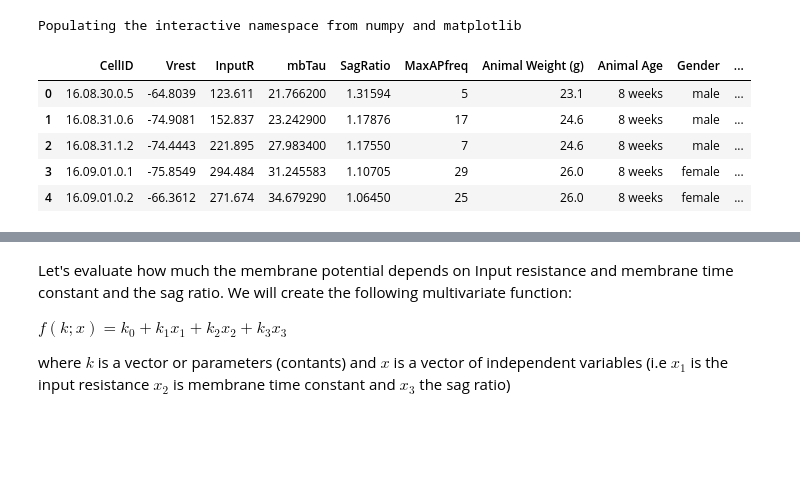
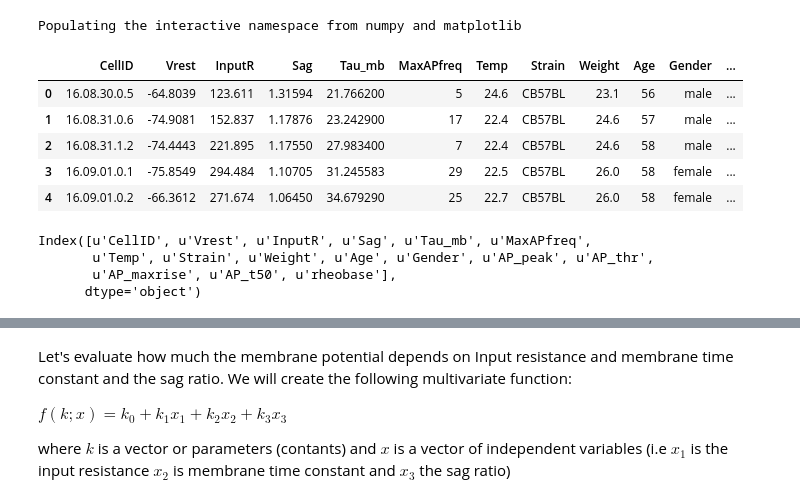
Before and after one commit to OrielBanne/myIPythonNotebooks, a Jupyter notebook: Optimization/Multivariate regression.ipynb, the cells around one changed output, grey strips where cells are left out. Saved outputs shown, nothing was run; the diff lists cells and outputs as text; code cells hidden in the pictures; blank space fills up the shorter version.

```diff
--- a/Optimization/Multivariate regression.ipynb
+++ b/Optimization/Multivariate regression.ipynb
@@ -12,9 +9,20 @@ xls = pd.read_excel(mypath)
+# %%
+#mypath = '/fs3/group/jonasgrp/MachineLearning/Cell_types.xlsx'
+mypath = './Cell_types.xlsx'
+df = pd.read_excel(io=mypath, sheetname='PFC', skiprows=1)
 # %%
-xls.head()
+df.head()
 # %% [output]
-|  | CellID | Vrest | InputR | mbTau | SagRatio | MaxAPfreq | Animal Weight (g) | Animal Age | Gender | ... |
-| 0 | 16.08.30.0.5 | -64.8039 | 123.611 | 21.766200 | 1.31594 | 5 | 23.1 | 8 weeks | male | ... |
-| 1 | 16.08.31.0.6 | -74.9081 | 152.837 | 23.242900 | 1.17876 | 17 | 24.6 | 8 weeks | male | ... |
-| 2 | 16.08.31.1.2 | -74.4443 | 221.895 | 27.983400 | 1.17550 | 7 | 24.6 | 8 weeks | male | ... |
-| 3 | 16.09.01.0.1 | -75.8549 | 294.484 | 31.245583 | 1.10705 | 29 | 26.0 | 8 weeks | female | ... |
-| 4 | 16.09.01.0.2 | -66.3612 | 271.674 | 34.679290 | 1.06450 | 25 | 26.0 | 8 weeks | female | ... |
+|  | CellID | Vrest | InputR | Sag | Tau_mb | MaxAPfreq | Temp | Strain | Weight | Age | Gender | ... |
+| 0 | 16.08.30.0.5 | -64.8039 | 123.611 | 1.31594 | 21.766200 | 5 | 24.6 | CB57BL | 23.1 | 56 | male | ... |
+| 1 | 16.08.31.0.6 | -74.9081 | 152.837 | 1.17876 | 23.242900 | 17 | 22.4 | CB57BL | 24.6 | 57 | male | ... |
+| 2 | 16.08.31.1.2 | -74.4443 | 221.895 | 1.17550 | 27.983400 | 7 | 22.4 | CB57BL | 24.6 | 58 | male | ... |
+| 3 | 16.09.01.0.1 | -75.8549 | 294.484 | 1.10705 | 31.245583 | 29 | 22.5 | CB57BL | 26.0 | 58 | female | ... |
+| 4 | 16.09.01.0.2 | -66.3612 | 271.674 | 1.06450 | 34.679290 | 25 | 22.7 | CB57BL | 26.0 | 58 | female | ... |
+# %%
+df.columns
+# %% [output]
+Index([u'CellID', u'Vrest', u'InputR', u'Sag', u'Tau_mb', u'MaxAPfreq',
+       u'Temp', u'Strain', u'Weight', u'Age', u'Gender', u'AP_peak', u'AP_thr',
+       u'AP_maxrise', u'AP_t50', u'rheobase'],
+      dtype='object')
```
Also changed, not shown: parts of 12 cells of this notebook, 4 other files.
